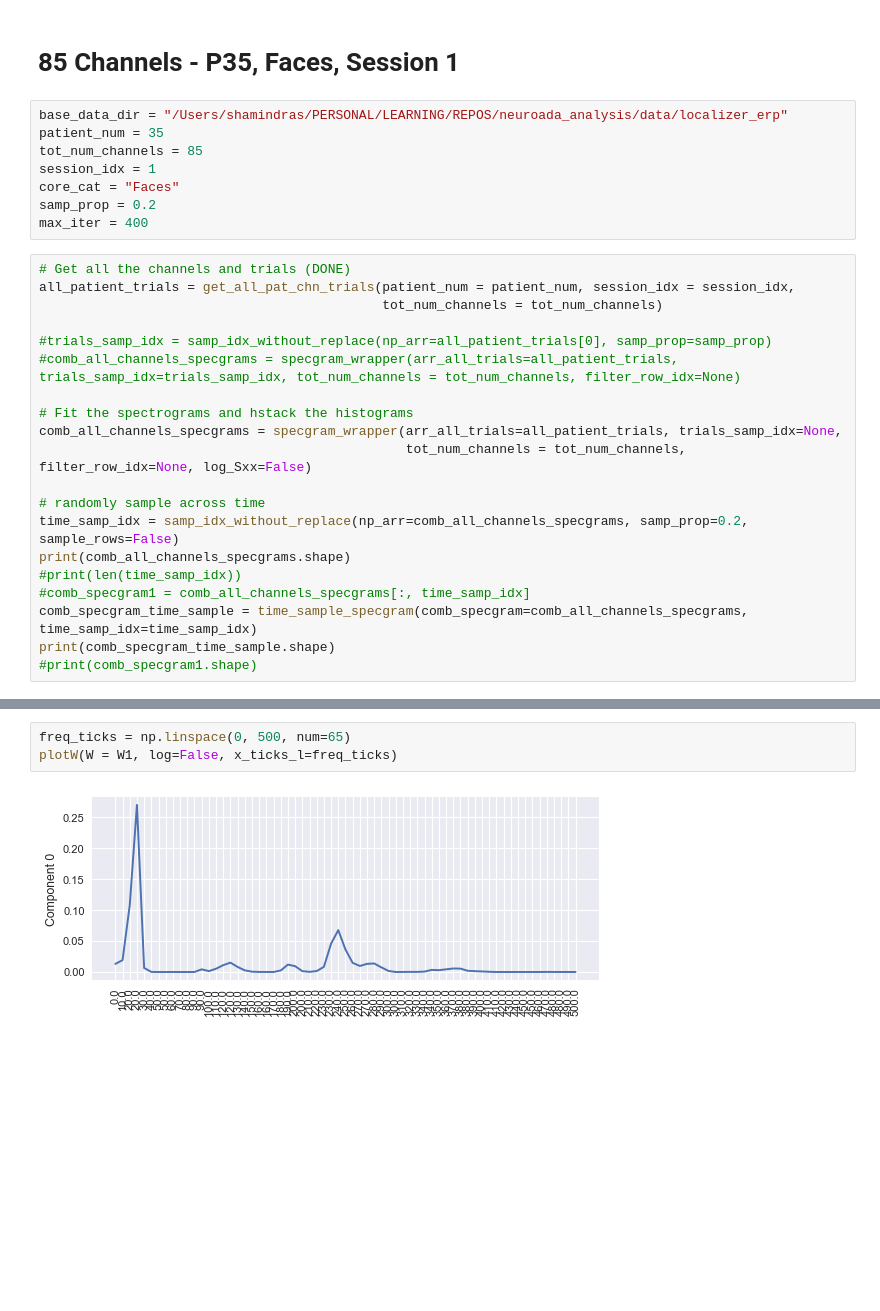
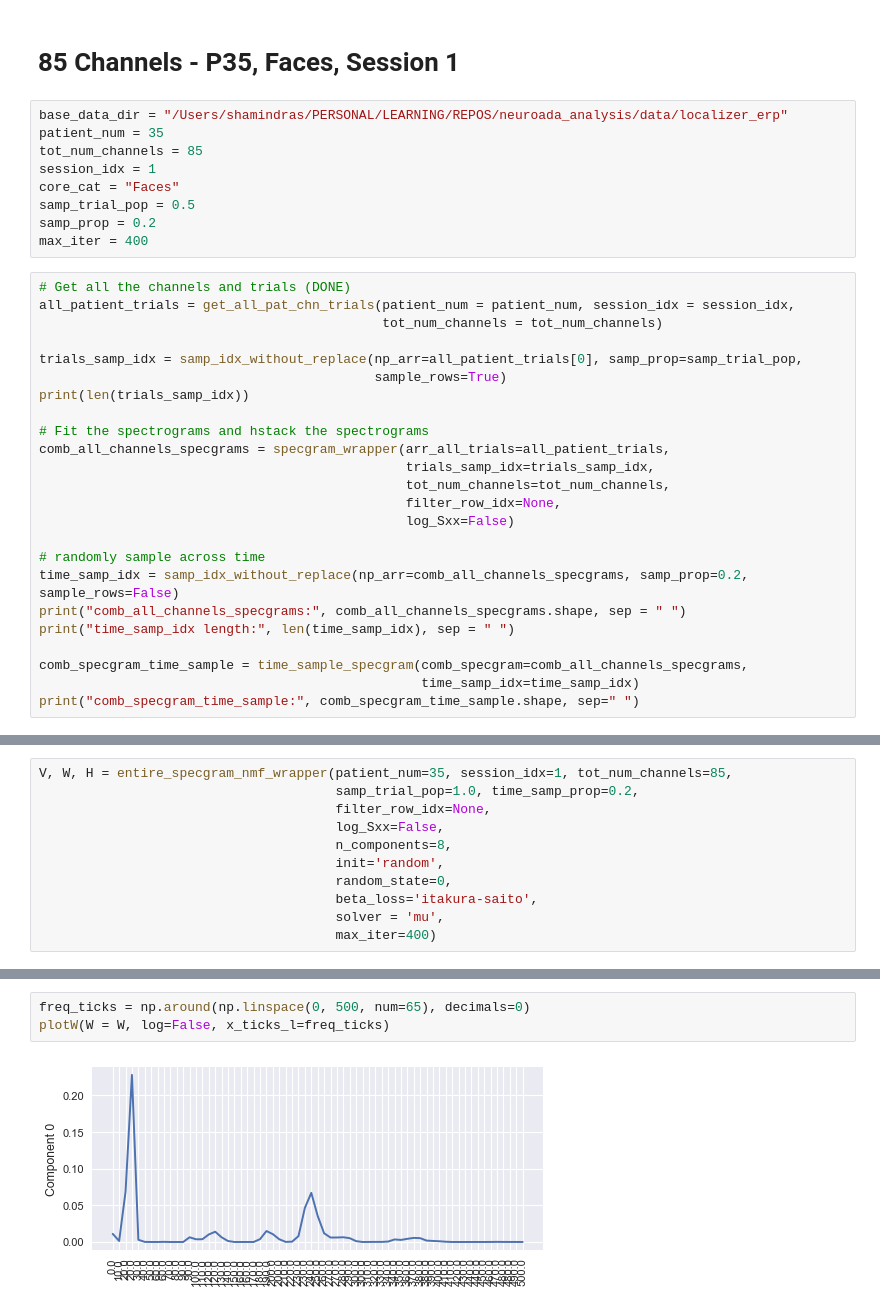
Before and after one commit to shamindras/neuroada_analysis, a Jupyter notebook: Python/demo-specgram.ipynb, the cells around one changed output, grey strips where cells are left out. Drawn from its saved outputs; the diff is of its cells as text; blank space fills up the shorter version.

```diff
--- a/Python/demo-specgram.ipynb
+++ b/Python/demo-specgram.ipynb
@@ -196,6 +192,7 @@ patient_num = 35
 tot_num_channels = 85
 session_idx = 1
 core_cat = "Faces"
+samp_trial_pop = 0.5
 samp_prop = 0.2
 max_iter = 400
 # %%
@@ -203,19 +200,23 @@ max_iter = 400
 all_patient_trials = get_all_pat_chn_trials(patient_num = patient_num, session_idx = session_idx,
                                             tot_num_channels = tot_num_channels)
 
-#trials_samp_idx = samp_idx_without_replace(np_arr=all_patient_trials[0], samp_prop=samp_prop)
-#comb_all_channels_specgrams = specgram_wrapper(arr_all_trials=all_patient_trials, trials_samp_idx=trials_samp_idx, tot_num_channels = tot_num_channels, filter_row_idx=None)
+trials_samp_idx = samp_idx_without_replace(np_arr=all_patient_trials[0], samp_prop=samp_trial_pop,
+                                           sample_rows=True)
+print(len(trials_samp_idx))
 
-# Fit the spectrograms and hstack the histograms
-comb_all_channels_specgrams = specgram_wrapper(arr_all_trials=all_patient_trials, trials_samp_idx=None,
-                                               tot_num_channels = tot_num_channels, filter_row_idx=None, log_Sxx=False)
+# Fit the spectrograms and hstack the spectrograms
+comb_all_channels_specgrams = specgram_wrapper(arr_all_trials=all_patient_trials,
+                                               trials_samp_idx=trials_samp_idx,
+                                               tot_num_channels=tot_num_channels,
+                                               filter_row_idx=None,
+                                               log_Sxx=False)
 
 # randomly sample across time
 time_samp_idx = samp_idx_without_replace(np_arr=comb_all_channels_specgrams, samp_prop=0.2, sample_rows=False)
-print(comb_all_channels_specgrams.shape)
-#print(len(time_samp_idx))
-#comb_specgram1 = comb_all_channels_specgrams[:, time_samp_idx]
-comb_specgram_time_sample = time_sample_specgram(comb_specgram=comb_all_channels_specgrams, time_samp_idx=time_samp_idx)
-print(comb_specgram_time_sample.shape)
-#print(comb_specgram1.shape)
+print("comb_all_channels_specgrams:", comb_all_channels_specgrams.shape, sep = " ")
+print("time_samp_idx length:", len(time_samp_idx), sep = " ")
+
+comb_specgram_time_sample = time_sample_specgram(comb_specgram=comb_all_channels_specgrams,
+                                                 time_samp_idx=time_samp_idx)
+print("comb_specgram_time_sample:", comb_specgram_time_sample.shape, sep=" ")
 # %% [output]
@@ -231,0 +355,11 @@ H: (8, 60673)
+# %%
+V, W, H = entire_specgram_nmf_wrapper(patient_num=35, session_idx=1, tot_num_channels=85,
+                                      samp_trial_pop=1.0, time_samp_prop=0.2,
+                                      filter_row_idx=None,
+                                      log_Sxx=False,
+                                      n_components=8,
+                                      init='random',
+                                      random_state=0,
+                                      beta_loss='itakura-saito',
+                                      solver = 'mu',
+                                      max_iter=400)
@@ -232,5 +376,5 @@ H: (8, 60673)
 # %%
-freq_ticks = np.linspace(0, 500, num=65)
-plotW(W = W1, log=False, x_ticks_l=freq_ticks)
+freq_ticks = np.around(np.linspace(0, 500, num=65), decimals=0)
+plotW(W = W, log=False, x_ticks_l=freq_ticks)
 # %% [output]
-[figure, old version]
+[figure, new version]
```
Also changed, not shown: parts of 17 cells of this notebook.
